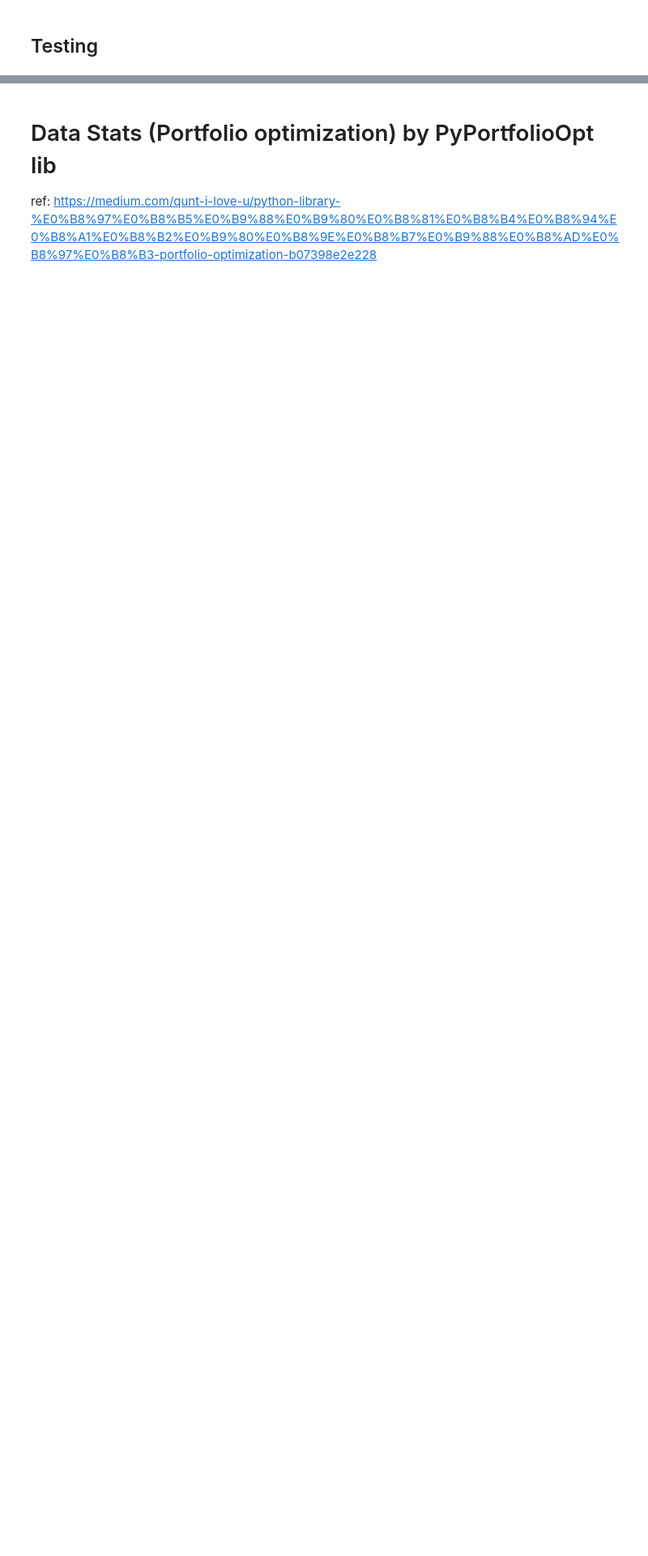
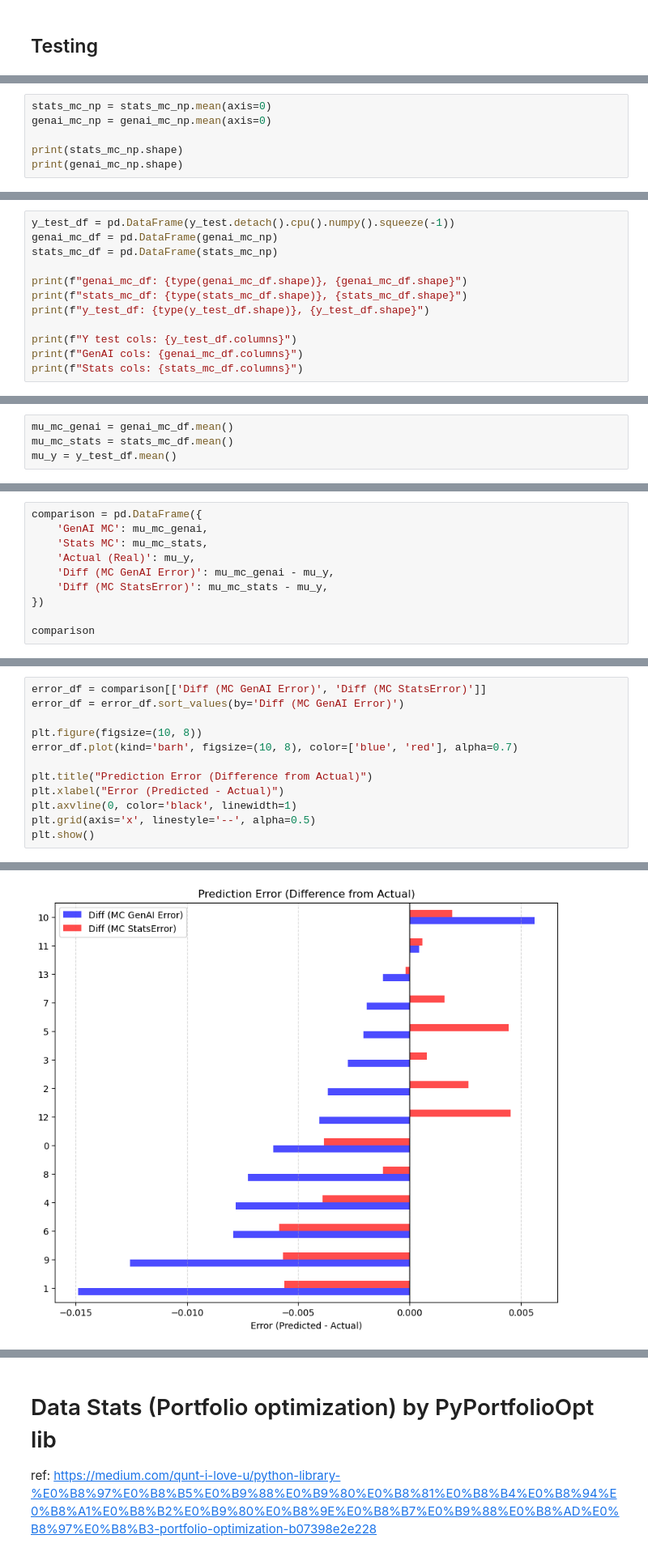
Before and after one commit to Narodomy/Time-Series-Generative-AI-for-Asset-Investment, a Jupyter notebook: notebooks/v7_playground.ipynb, the cells around one changed output, grey strips where cells are left out. Shown at 81% size. Cells and saved outputs as stored; diff of their text form; blank space fills up the shorter version.

```diff
--- a/notebooks/v7_playground.ipynb
+++ b/notebooks/v7_playground.ipynb
@@ -363,0 +751,6 @@ corr_matrix
+# %%
+stats_mc_np = stats_mc_np.mean(axis=0)
+genai_mc_np = genai_mc_np.mean(axis=0)
+
+print(stats_mc_np.shape)
+print(genai_mc_np.shape)
@@ -363,0 +772,12 @@ corr_matrix
+# %%
+y_test_df = pd.DataFrame(y_test.detach().cpu().numpy().squeeze(-1))
+genai_mc_df = pd.DataFrame(genai_mc_np)
+stats_mc_df = pd.DataFrame(stats_mc_np)
+
+print(f"genai_mc_df: {type(genai_mc_df.shape)}, {genai_mc_df.shape}")
+print(f"stats_mc_df: {type(stats_mc_df.shape)}, {stats_mc_df.shape}")
+print(f"y_test_df: {type(y_test_df.shape)}, {y_test_df.shape}")
+
+print(f"Y test cols: {y_test_df.columns}")
+print(f"GenAI cols: {genai_mc_df.columns}")
+print(f"Stats cols: {stats_mc_df.columns}")
@@ -363,0 +791,4 @@ corr_matrix
+# %%
+mu_mc_genai = genai_mc_df.mean()
+mu_mc_stats = stats_mc_df.mean()
+mu_y = y_test_df.mean()
@@ -363,0 +799,10 @@ corr_matrix
+# %%
+comparison = pd.DataFrame({
+    'GenAI MC': mu_mc_genai,
+    'Stats MC': mu_mc_stats,
+    'Actual (Real)': mu_y,
+    'Diff (MC GenAI Error)': mu_mc_genai - mu_y,
+    'Diff (MC StatsError)': mu_mc_stats - mu_y,
+})
+
+comparison
@@ -363,0 +825,13 @@ corr_matrix
+# %%
+error_df = comparison[['Diff (MC GenAI Error)', 'Diff (MC StatsError)']]
+error_df = error_df.sort_values(by='Diff (MC GenAI Error)')
+
+plt.figure(figsize=(10, 8))
+error_df.plot(kind='barh', figsize=(10, 8), color=['blue', 'red'], alpha=0.7)
+
+plt.title("Prediction Error (Difference from Actual)")
+plt.xlabel("Error (Predicted - Actual)")
+plt.axvline(0, color='black', linewidth=1)
+plt.grid(axis='x', linestyle='--', alpha=0.5)
+plt.show()
+# %% [output]
@@ -363,0 +839 @@ corr_matrix
+[figure, added]
```
Also changed, not shown: parts of 80 cells of this notebook, 28 other files.
